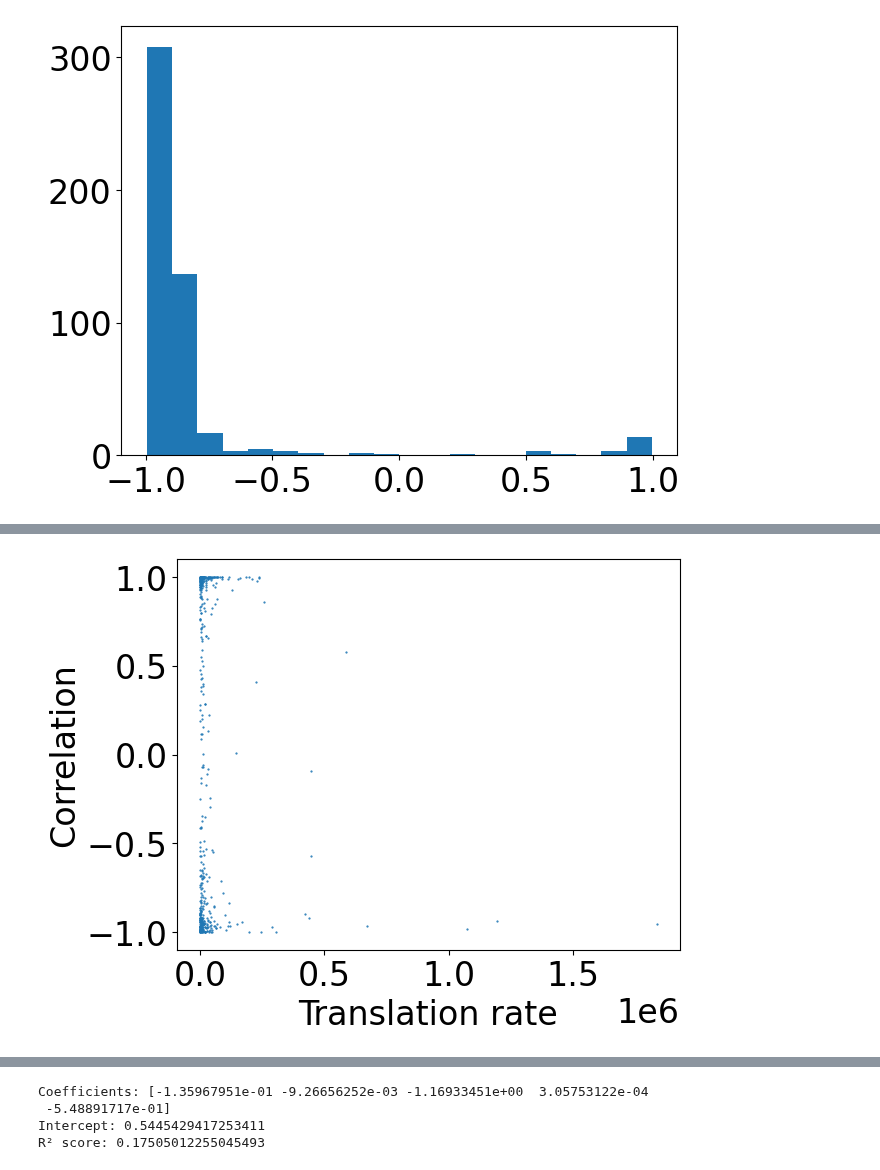
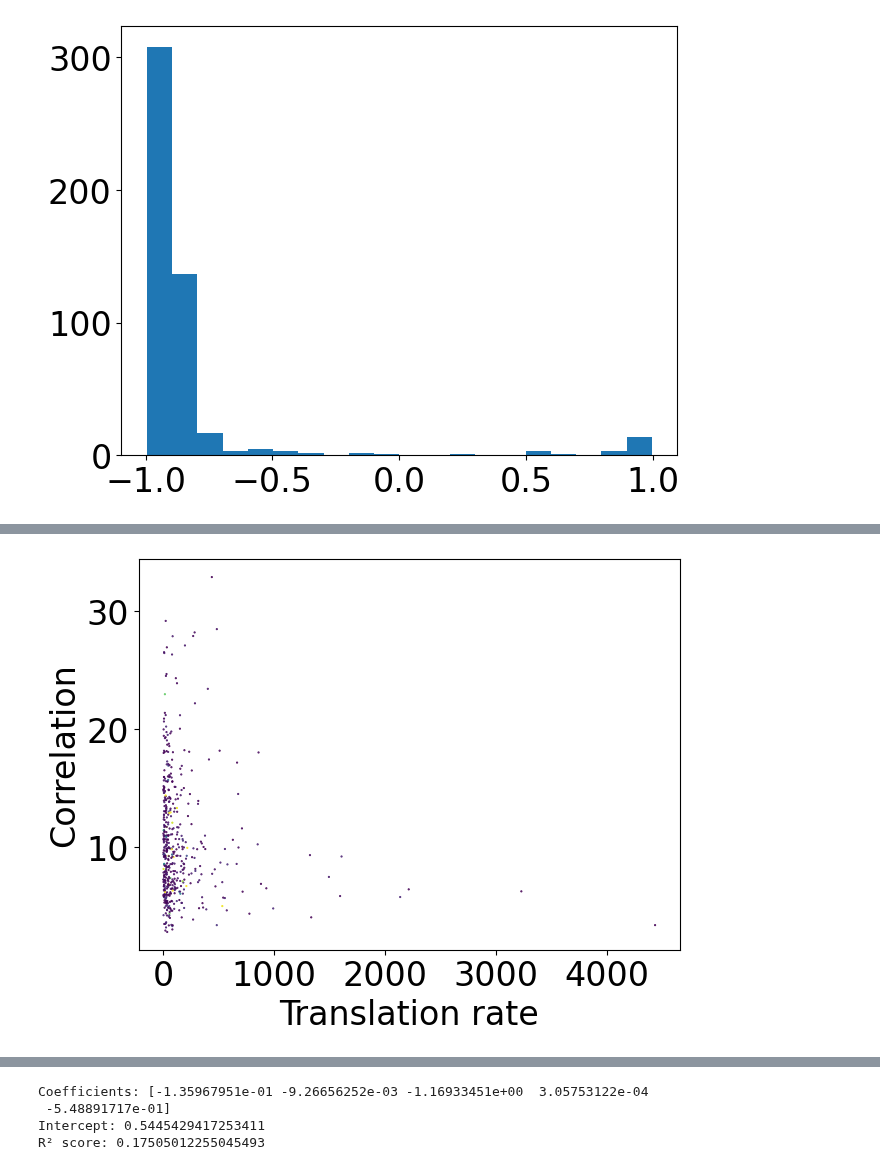
Before and after one commit to reliscu/chronocell_simulations, a Jupyter notebook: simulate_data.ipynb, the cells around one changed output, grey strips where cells are left out. Cells and saved outputs as stored; diff of their text form; code cells hidden in the pictures.

```diff
--- a/simulate_data.ipynb
+++ b/simulate_data.ipynb
@@ -351,10 +325,10 @@ plt.scatter(np.log(data['Protein_half_life']), data['RNA_half_life'], c=data['Co
 # %%
 # Translation / protein degradation rate
 
-plt.scatter(data['Translation_rate']/data['Degradation_rate'], data['Cor'], s=0.3);
+plt.scatter(data['Protein_half_life'], data['RNA_half_life'], c=data['Cor'], s=0.3);
 plt.xlabel("Translation rate");
 plt.ylabel("Correlation");
 # %% [output]
-[figure, old version]
+[figure, new version]
 # %%
 plt.figure(figsize=(8, 5))
```
Also changed, not shown: parts of 14 cells of this notebook.
